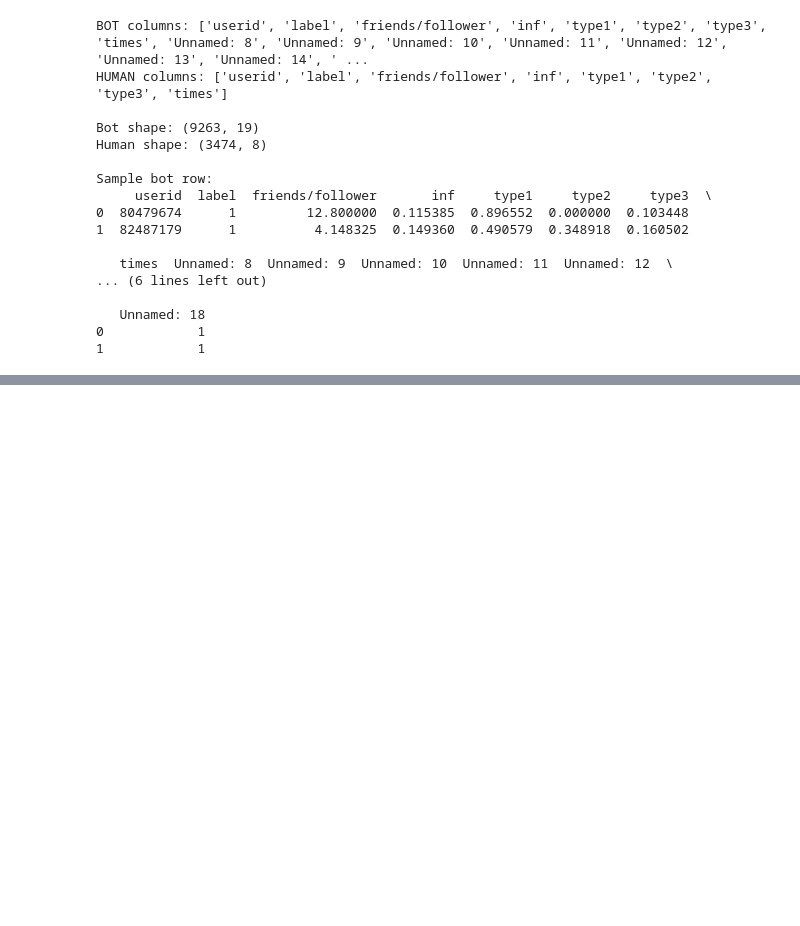
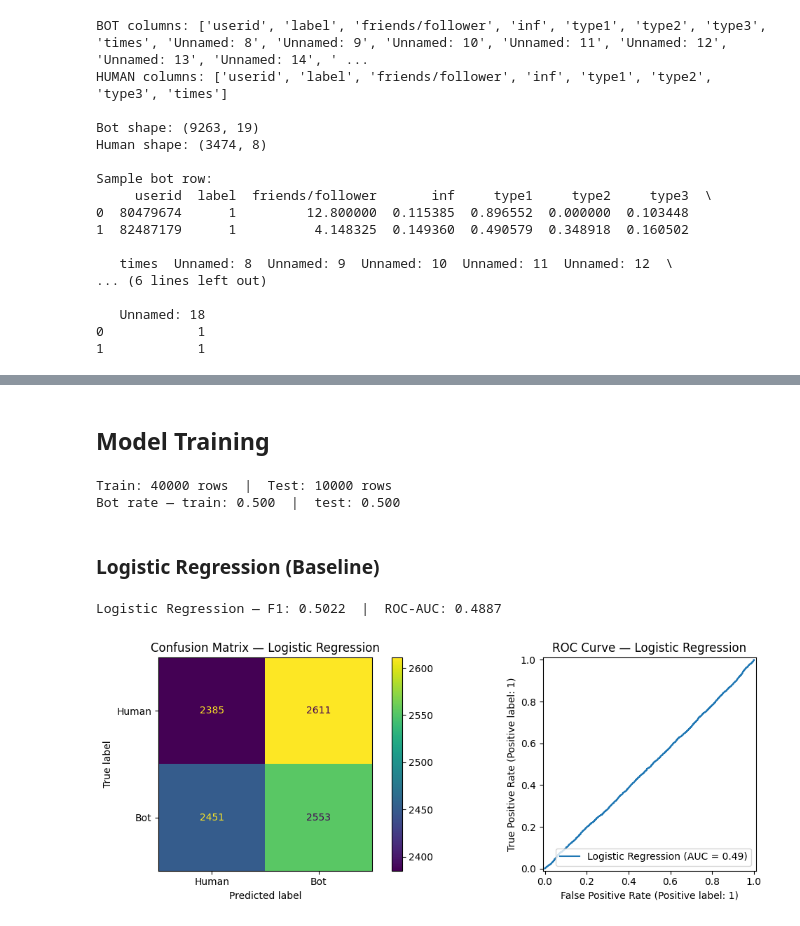
Before and after one commit to k-p2606/bot-or-not, a Jupyter notebook: bot-classifier.ipynb, the cells around one changed output, grey strips where cells are left out. Saved outputs shown, nothing was run; the diff lists cells and outputs as text; code cells hidden in the pictures; blank space fills up the shorter version.

Commit message:
working on preprocessing

```diff
--- a/bot-classifier.ipynb
+++ b/bot-classifier.ipynb
@@ -136,0 +235,48 @@ Sample bot row:
+# %% [markdown]
+## Model Training
+# %%
+from sklearn.model_selection import train_test_split
+
+X = feature_df.drop(columns=['Bot Label'])
+y = feature_df['Bot Label']
+
+X_train, X_test, y_train, y_test = train_test_split(
+    X, y, test_size=0.2, random_state=42, stratify=y
+)
+
+print(f"Train: {X_train.shape[0]} rows  |  Test: {X_test.shape[0]} rows")
+print(f"Bot rate — train: {y_train.mean():.3f}  |  test: {y_test.mean():.3f}")
+# %% [output]
+Train: 40000 rows  |  Test: 10000 rows
+Bot rate — train: 0.500  |  test: 0.500
+# %% [markdown]
+### Logistic Regression (Baseline)
+# %%
+from sklearn.linear_model import LogisticRegression
+from sklearn.preprocessing import StandardScaler
+from sklearn.metrics import f1_score, roc_auc_score, confusion_matrix, ConfusionMatrixDisplay, RocCurveDisplay
+
+scaler = StandardScaler()
+X_train_scaled = scaler.fit_transform(X_train)
+X_test_scaled = scaler.transform(X_test)
+
+lr = LogisticRegression(max_iter=1000, random_state=42)
+lr.fit(X_train_scaled, y_train)
+
+y_pred_lr = lr.predict(X_test_scaled)
+y_prob_lr = lr.predict_proba(X_test_scaled)[:, 1]
+
+f1_lr = f1_score(y_test, y_pred_lr)
+auc_lr = roc_auc_score(y_test, y_prob_lr)
+print(f"Logistic Regression — F1: {f1_lr:.4f}  |  ROC-AUC: {auc_lr:.4f}")
+
+fig, axes = plt.subplots(1, 2, figsize=(12, 4))
+ConfusionMatrixDisplay.from_predictions(y_test, y_pred_lr, display_labels=['Human', 'Bot'], ax=axes[0])
+axes[0].set_title('Confusion Matrix — Logistic Regression')
+RocCurveDisplay.from_predictions(y_test, y_prob_lr, ax=axes[1], name='Logistic Regression')
+axes[1].set_title('ROC Curve — Logistic Regression')
+plt.tight_layout()
+plt.show()
+# %% [output]
+Logistic Regression — F1: 0.5022  |  ROC-AUC: 0.4887
+[figure, added]
```
Also changed, not shown: parts of 7 cells of this notebook, 1 other file.
